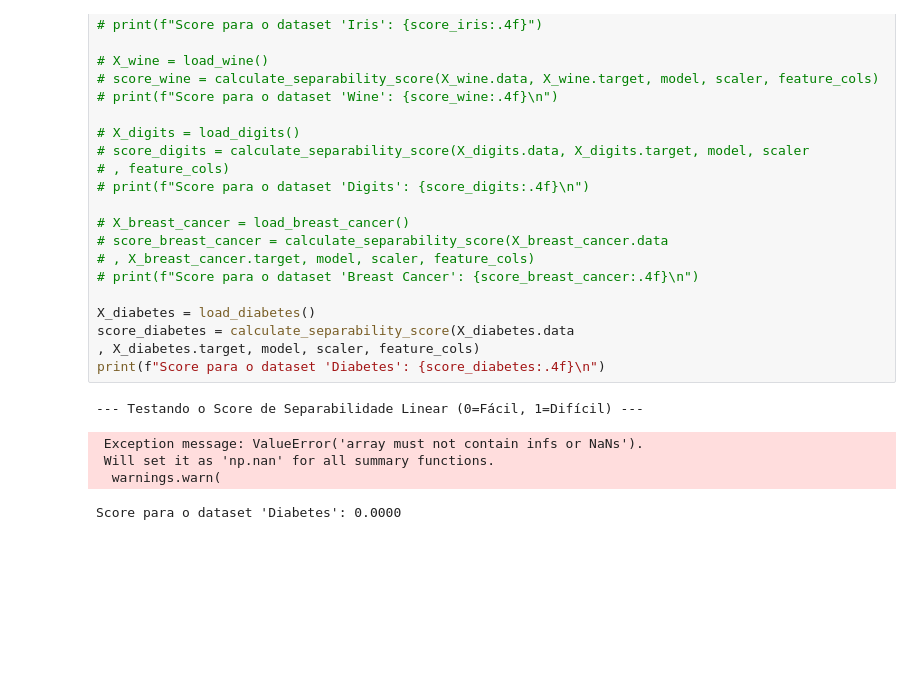
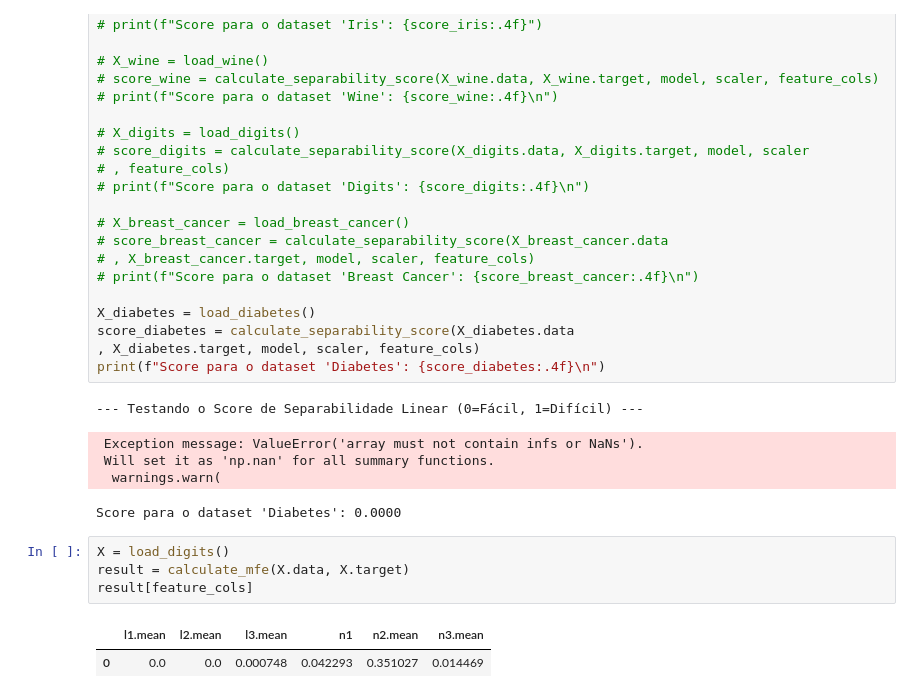
Before and after one commit to NESPEDUFV/ClusteringExplainability, a Jupyter notebook: aplicacao_metricas/classificador_linear.ipynb, the cells around one changed output. Cells and saved outputs as stored; diff of their text form; blank space fills up the shorter version.

```diff
--- a/aplicacao_metricas/classificador_linear.ipynb
+++ b/aplicacao_metricas/classificador_linear.ipynb
@@ -260,6 +260,13 @@ print(f"Score para o dataset 'Diabetes': {score_diabetes:.4f}\n")
  Will set it as 'np.nan' for all summary functions.
   warnings.warn(
 Score para o dataset 'Diabetes': 0.0000
+# %%
+X = load_digits()
+result = calculate_mfe(X.data, X.target)
+result[feature_cols]
+# %% [output]
+|  | l1.mean | l2.mean | l3.mean | n1 | n2.mean | n3.mean |
+| 0 | 0.0 | 0.0 | 0.000748 | 0.042293 | 0.351027 | 0.014469 |
 # %%
 X = load_digits()
 X_reduced = reduze_dimensionality(X.data, X.target, n_components=2)
```
Also changed, not shown: parts of 1 cell of this notebook.
